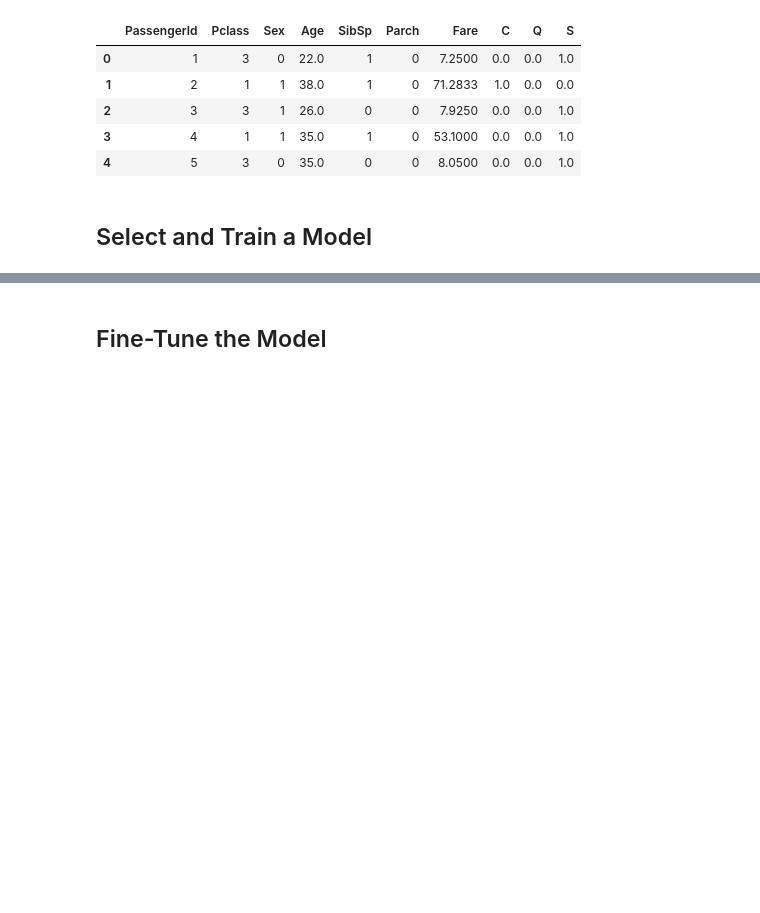
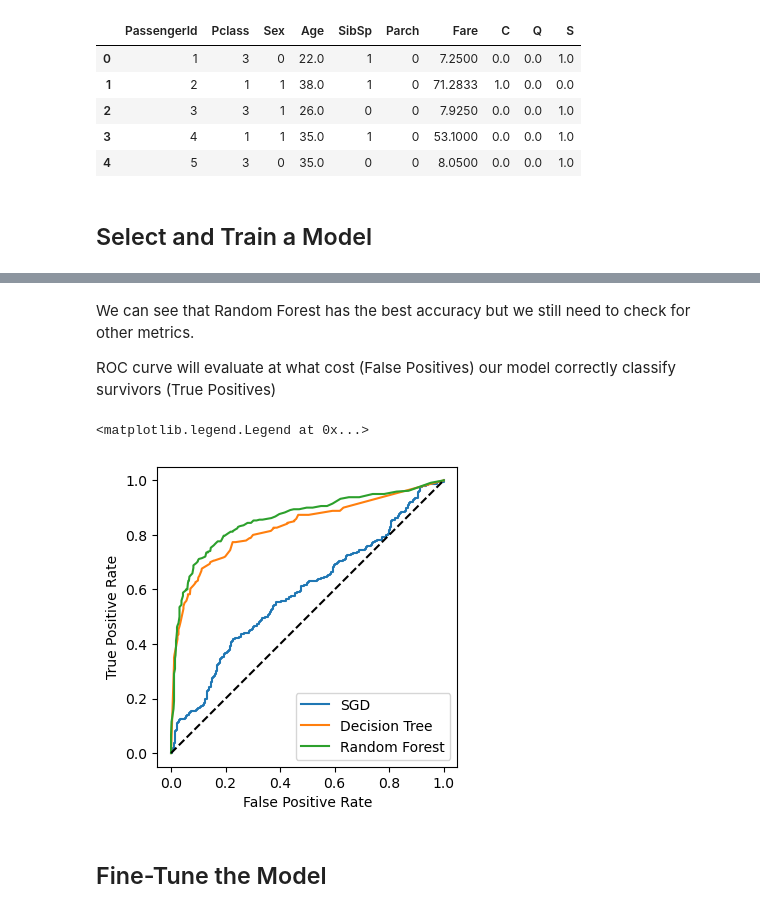
Before and after one commit to italojsr/Titanic, a Jupyter notebook: titanic.ipynb, the cells around one changed output, grey strips where cells are left out. Saved outputs shown, nothing was run; the diff lists cells and outputs as text; code cells hidden in the pictures; blank space fills up the shorter version.

Commit message:
Selecting a model

```diff
--- a/titanic.ipynb
+++ b/titanic.ipynb
@@ -350,0 +375,12 @@ X_train.head()
+# %%
+sgd_cls = SGDClassifier()
+sgd_scores = CrossVal(sgd_cls,'Stochastic Gradient Descendent',X_train,y_train)
+
+tree_cls = DecisionTreeClassifier(min_samples_leaf=10)
+tree_scores = CrossVal(tree_cls,'Decision Tree',X_train,y_train)
+
+forest_cls = RandomForestClassifier()
+tree_scores = CrossVal(forest_cls,'Random Forest',X_train,y_train)
+
+accuracy = pd.DataFrame(results,columns = ['Model','Accuracy']).sort_values('Accuracy',ascending = False)
+accuracy.set_index('Model',drop = True)
@@ -350,0 +393,3 @@ X_train.head()
+# %% [markdown]
+<p>We can see that Random Forest has the best accuracy but we still need to check for other metrics.</p>
+<p>ROC curve will evaluate at what cost (False Positives) our model correctly classify survivors (True Positives) </p>
@@ -351,2 +399,26 @@ X_train.head()
+# %%
+sgd_y_scores = cross_val_predict(sgd_cls,X_train,y_train,cv = 10,method = 'decision_function')
+sgd_fpr,sgd_tpr,sgd_thresholds = roc_curve(y_train,sgd_y_scores)
+# %%
+tree_y_probas = cross_val_predict(tree_cls,X_train,y_train,cv=10,method = 'predict_proba')
+tree_y_scores = tree_y_probas[:,1]
+tree_fpr,tree_tpr,tree_thresholds = roc_curve(y_train,tree_y_scores)
+# %%
+forest_y_probas = cross_val_predict(forest_cls,X_train,y_train,cv = 10, method = 'predict_proba')
+forest_y_scores = forest_y_probas[:,1] #Using the probability of an instance have a survivor as scores
+forest_fpr,forest_tpr,forest_thresholds = roc_curve(y_train,forest_y_scores)
+# %%
+fig = plt.figure(figsize = (3,3))
+ax = fig.add_axes([0,0,1,1])
+ax.plot(sgd_fpr,sgd_tpr,label = 'SGD')
+ax.plot(tree_fpr,tree_tpr,label = 'Decision Tree')
+ax.plot(forest_fpr,forest_tpr,label = 'Random Forest')
+ax.plot([0,1],[0,1],'k--')
+ax.set_xlabel('False Positive Rate')
+ax.set_ylabel('True Positive Rate')
+ax.legend(loc = 'best')
+# %% [output]
+<matplotlib.legend.Legend at 0x...>
+[figure, added]
 # %% [markdown]
 ## Fine-Tune the Model
```
Also changed, not shown: parts of 15 cells of this notebook.
